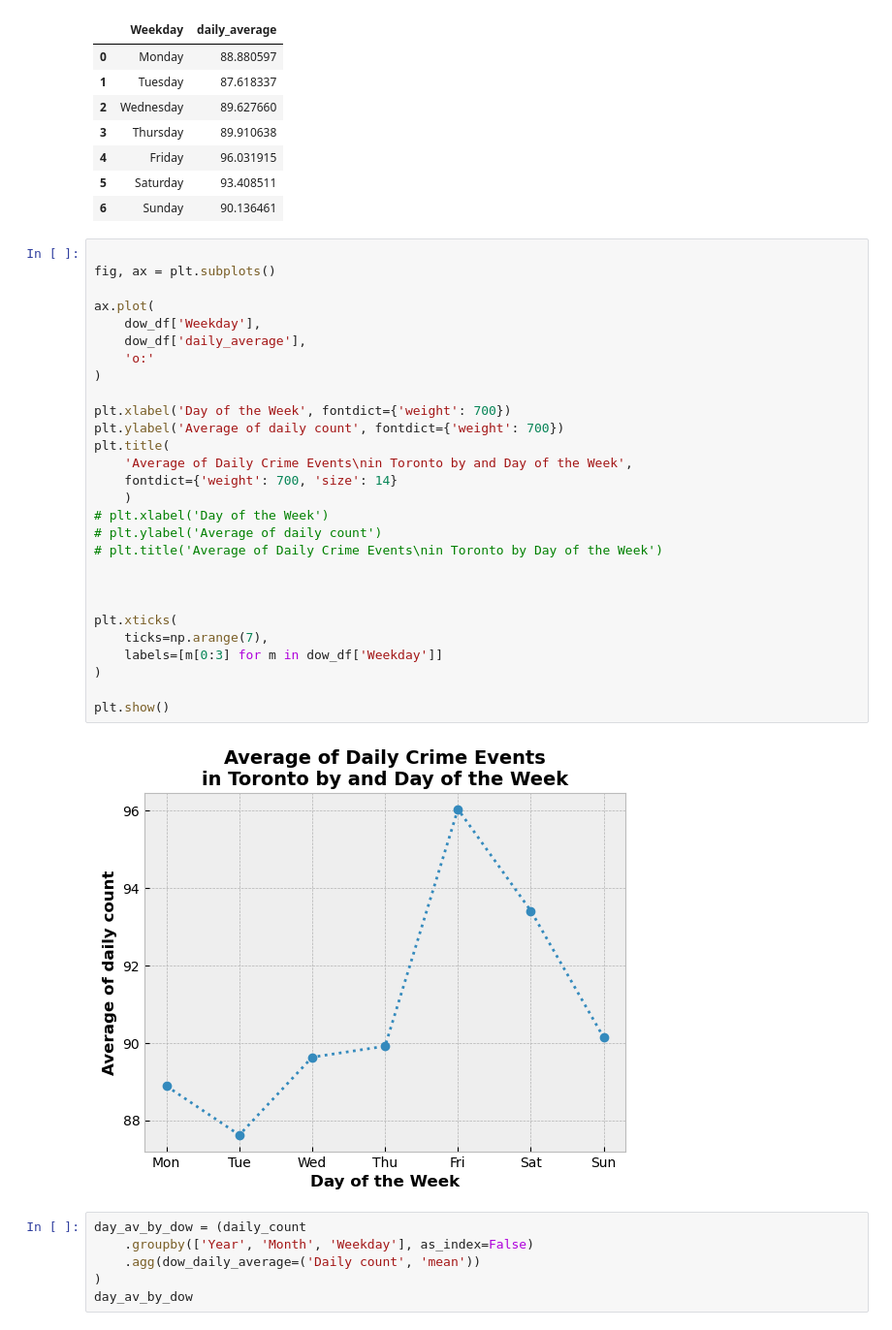
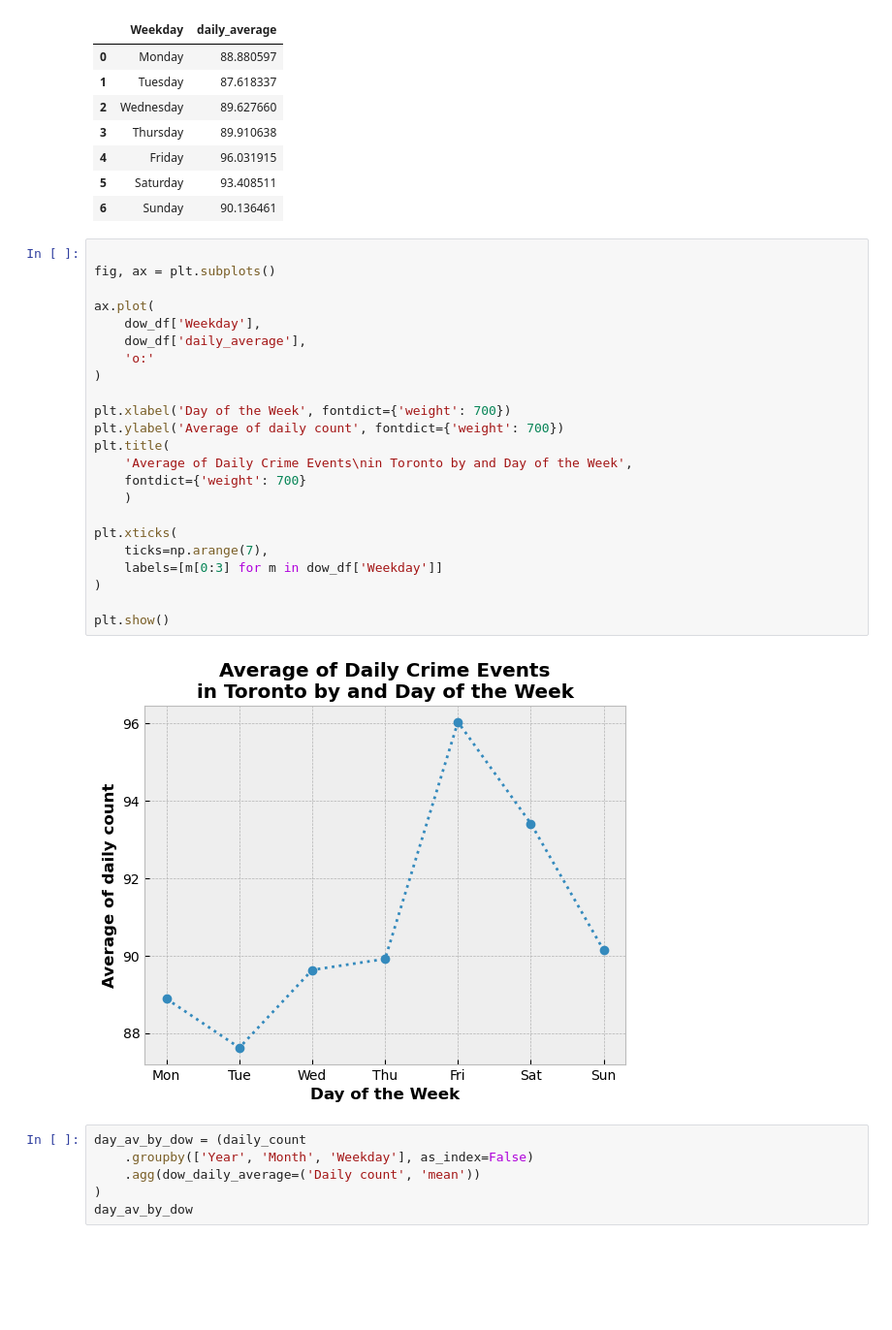
Before and after one commit to fannysigouin/project1, a Jupyter notebook: question_2/q2_peak_times.ipynb, the cells around one changed output. Shown: that part at 97% size. Cells and saved outputs as stored; diff of their text form; blank space fills up the shorter version.

```diff
--- a/question_2/q2_peak_times.ipynb
+++ b/question_2/q2_peak_times.ipynb
@@ -414,33 +444,28 @@ dow_df
 # %%
 
 fig, ax = plt.subplots()
 
 ax.plot(
     dow_df['Weekday'],
     dow_df['daily_average'],
     'o:'
 )
 
 plt.xlabel('Day of the Week', fontdict={'weight': 700})
 plt.ylabel('Average of daily count', fontdict={'weight': 700})
 plt.title(
     'Average of Daily Crime Events\nin Toronto by and Day of the Week',
-    fontdict={'weight': 700, 'size': 14}
+    fontdict={'weight': 700}
     )
-# plt.xlabel('Day of the Week')
-# plt.ylabel('Average of daily count')
-# plt.title('Average of Daily Crime Events\nin Toronto by Day of the Week')
-
-
 
 plt.xticks(
     ticks=np.arange(7),
     labels=[m[0:3] for m in dow_df['Weekday']]
 )
 
 plt.show()
 # %% [output]
-[figure, old version]
+[figure, new version]
 # %%
 day_av_by_dow = (daily_count
     .groupby(['Year', 'Month', 'Weekday'], as_index=False)
```
Also changed, not shown: parts of 10 cells of this notebook.
